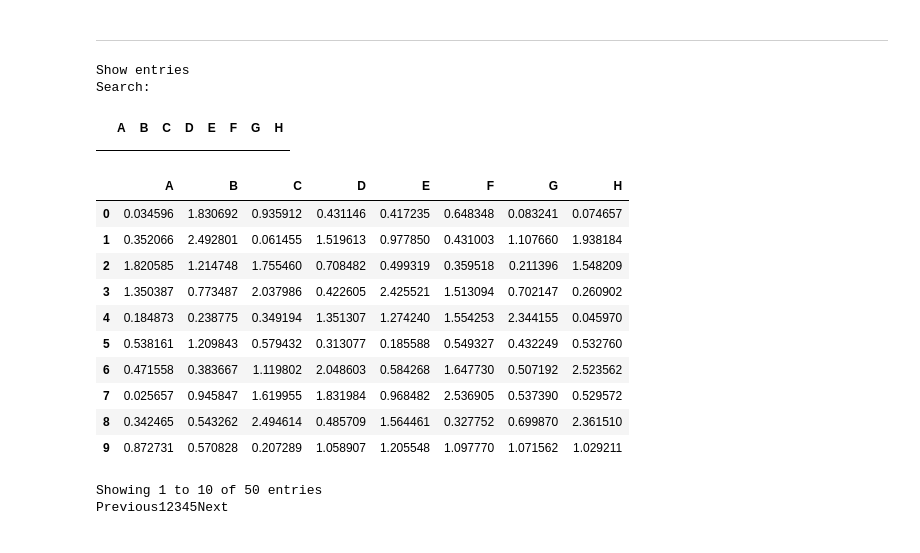
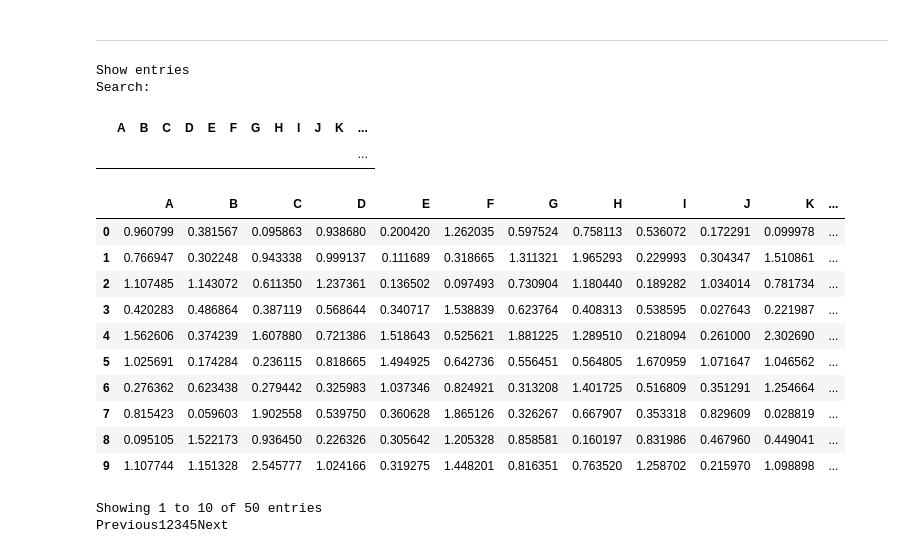
Before and after one commit to CermakM/jupyter-datatables, a Jupyter notebook: examples/example-data-preview.ipynb, the cells around one changed output. Saved outputs shown, nothing was run; the diff lists cells and outputs as text; code cells hidden in the pictures.

```diff
--- a/examples/example-data-preview.ipynb
+++ b/examples/example-data-preview.ipynb
@@ -244,6 +248,8 @@ Previous12Next
 # %% [markdown]
 ---
 # %%
+from datetime import datetime
+
 from jupyter_datatables import config
 from jupyter_require import execute_with_requirements
 
@@ -389,46 +395,47 @@ script =  """
                 buttons: $$buttons
             });
 
             $(dt.table().container()).prepend(buttons.container());
 
             return dt;
         };
 
         append_table(`$$html`)
             .then( (table) => { return create_datatable(table); })
             .then( (dt) => dt.columns.adjust() )
             .catch(console.error);
 """
 
 options = {}
 options.update(config.defaults.options)
 
 # pop buttons, we need to use them separately
 buttons = options.pop('buttons', [])
 classes = ' '.join(config.defaults.classes)
 
-html = df_long[:50].to_html(classes=classes)
+ts = int(datetime.timestamp(datetime.now()))
+html = df_wide[:50].to_html(classes=classes, table_id=ts)
 
 execute_with_requirements(script,
                       required=['datatables.net', 'd3'],
                       html=html,
                       options=json.dumps(options),
                       buttons=buttons)
 # %% [output]
 Show entries
 Search:
-|  | A | B | C | D | E | F | G | H |
-|  |  |  |  |  |  |  |  |  |
+|  | A | B | C | D | E | F | G | H | I | J | K | ... |
+|  |  |  |  |  |  |  |  |  |  |  |  | ... |
-|  | A | B | C | D | E | F | G | H |
-| 0 | 0.034596 | 1.830692 | 0.935912 | 0.431146 | 0.417235 | 0.648348 | 0.083241 | 0.074657 |
-| 1 | 0.352066 | 2.492801 | 0.061455 | 1.519613 | 0.977850 | 0.431003 | 1.107660 | 1.938184 |
-| 2 | 1.820585 | 1.214748 | 1.755460 | 0.708482 | 0.499319 | 0.359518 | 0.211396 | 1.548209 |
-| 3 | 1.350387 | 0.773487 | 2.037986 | 0.422605 | 2.425521 | 1.513094 | 0.702147 | 0.260902 |
-| 4 | 0.184873 | 0.238775 | 0.349194 | 1.351307 | 1.274240 | 1.554253 | 2.344155 | 0.045970 |
-| 5 | 0.538161 | 1.209843 | 0.579432 | 0.313077 | 0.185588 | 0.549327 | 0.432249 | 0.532760 |
-| 6 | 0.471558 | 0.383667 | 1.119802 | 2.048603 | 0.584268 | 1.647730 | 0.507192 | 2.523562 |
-| 7 | 0.025657 | 0.945847 | 1.619955 | 1.831984 | 0.968482 | 2.536905 | 0.537390 | 0.529572 |
-| 8 | 0.342465 | 0.543262 | 2.494614 | 0.485709 | 1.564461 | 0.327752 | 0.699870 | 2.361510 |
-| 9 | 0.872731 | 0.570828 | 0.207289 | 1.058907 | 1.205548 | 1.097770 | 1.071562 | 1.029211 |
+|  | A | B | C | D | E | F | G | H | I | J | K | ... |
+| 0 | 0.960799 | 0.381567 | 0.095863 | 0.938680 | 0.200420 | 1.262035 | 0.597524 | 0.758113 | 0.536072 | 0.172291 | 0.099978 | ... |
+| 1 | 0.766947 | 0.302248 | 0.943338 | 0.999137 | 0.111689 | 0.318665 | 1.311321 | 1.965293 | 0.229993 | 0.304347 | 1.510861 | ... |
+| 2 | 1.107485 | 1.143072 | 0.611350 | 1.237361 | 0.136502 | 0.097493 | 0.730904 | 1.180440 | 0.189282 | 1.034014 | 0.781734 | ... |
+| 3 | 0.420283 | 0.486864 | 0.387119 | 0.568644 | 0.340717 | 1.538839 | 0.623764 | 0.408313 | 0.538595 | 0.027643 | 0.221987 | ... |
+| 4 | 1.562606 | 0.374239 | 1.607880 | 0.721386 | 1.518643 | 0.525621 | 1.881225 | 1.289510 | 0.218094 | 0.261000 | 2.302690 | ... |
+| 5 | 1.025691 | 0.174284 | 0.236115 | 0.818665 | 1.494925 | 0.642736 | 0.556451 | 0.564805 | 1.670959 | 1.071647 | 1.046562 | ... |
+| 6 | 0.276362 | 0.623438 | 0.279442 | 0.325983 | 1.037346 | 0.824921 | 0.313208 | 1.401725 | 0.516809 | 0.351291 | 1.254664 | ... |
+| 7 | 0.815423 | 0.059603 | 1.902558 | 0.539750 | 0.360628 | 1.865126 | 0.326267 | 0.667907 | 0.353318 | 0.829609 | 0.028819 | ... |
+| 8 | 0.095105 | 1.522173 | 0.936450 | 0.226326 | 0.305642 | 1.205328 | 0.858581 | 0.160197 | 0.831986 | 0.467960 | 0.449041 | ... |
+| 9 | 1.107744 | 1.151328 | 2.545777 | 1.024166 | 0.319275 | 1.448201 | 0.816351 | 0.763520 | 1.258702 | 0.215970 | 1.098898 | ... |
 Showing 1 to 10 of 50 entries
 Previous12345Next
```
Also changed, not shown: parts of 8 cells of this notebook, 1 other file.
